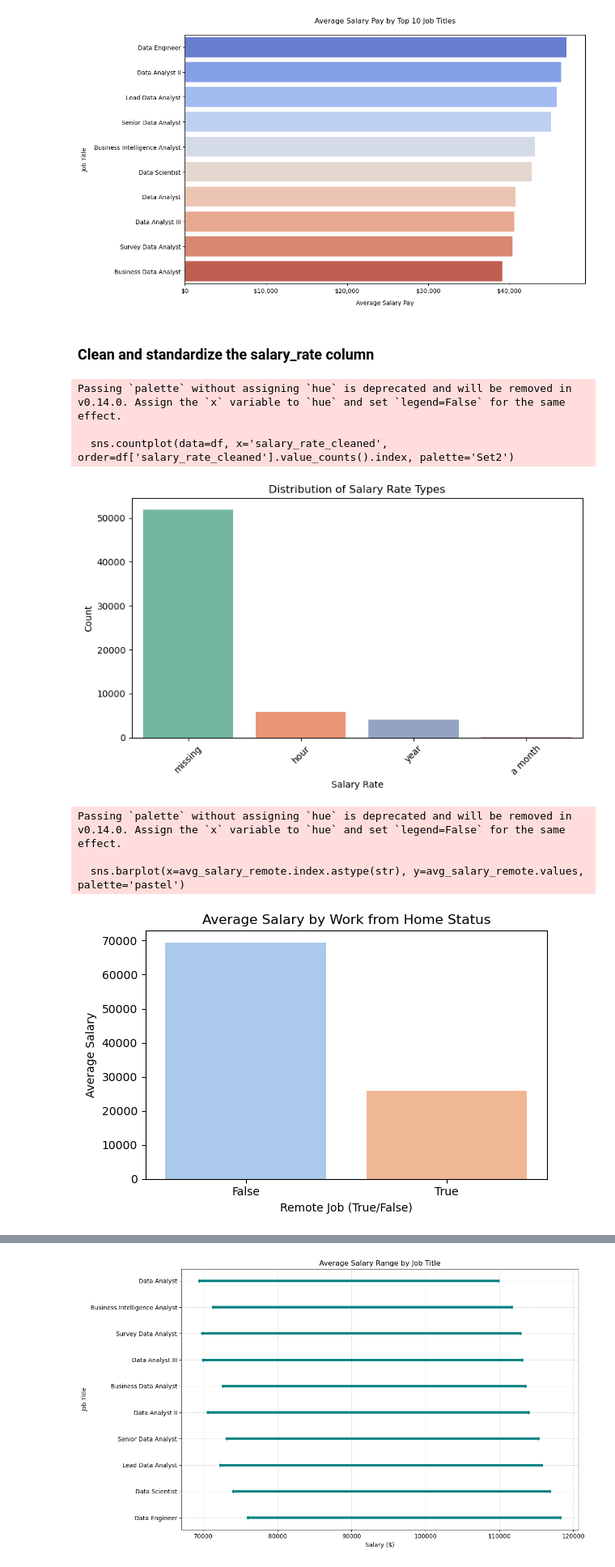
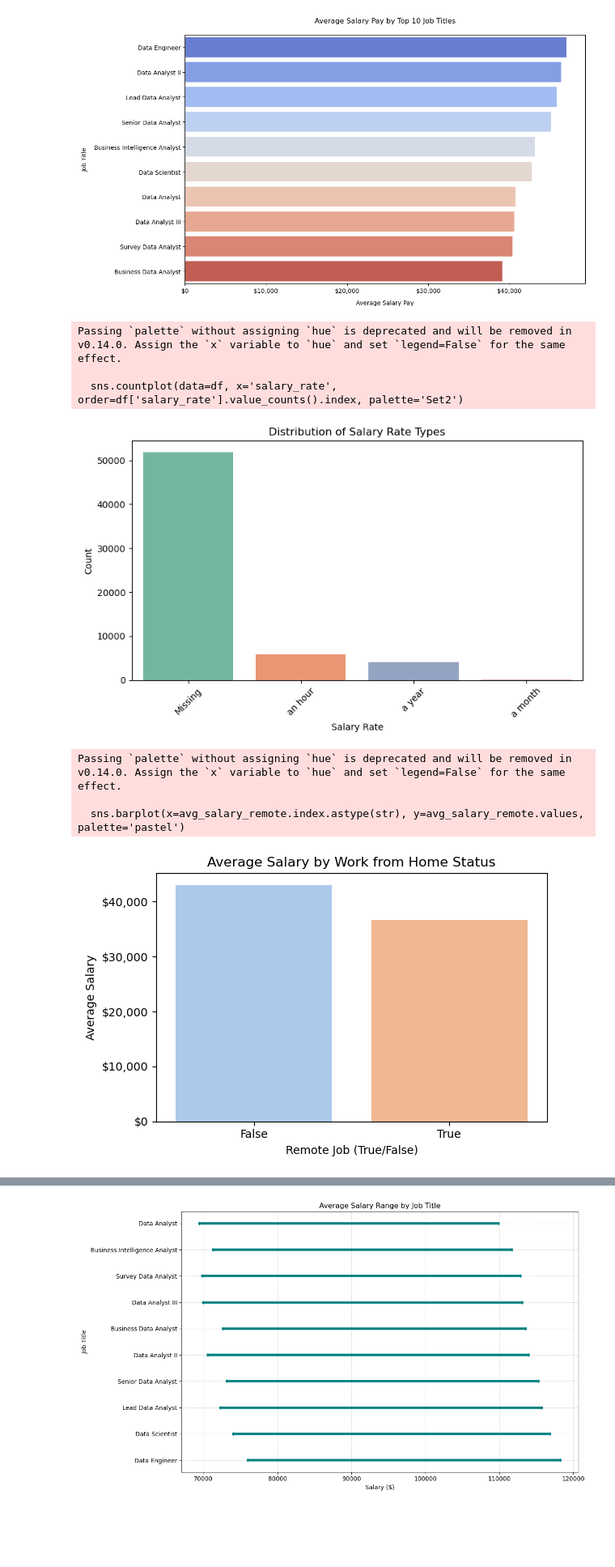
Before and after one commit to dq93/Data_Analyst_Job_Trends, a Jupyter notebook: code/EDA.ipynb, the cells around one changed output, grey strips where cells are left out. Shown at 81% size. Cells and saved outputs as stored; diff of their text form; code cells hidden in the pictures; blank space fills up the shorter version.

```diff
--- a/code/EDA.ipynb
+++ b/code/EDA.ipynb
@@ -285,7 +331,4 @@ Passing `palette` without assigning `hue` is deprecated and will be removed in v
 [figure]
 # %% [markdown]
 # Bivariate Exploratory Analysis
-# %%
-# clean description column
-df['clean_description'] = df['description'].apply(lambda x: re.sub(r'[^a-zA-Z0-9\s]', '', str(x).lower())) # convert into lowercase and removing punctuation/special characters
 # %%
@@ -408,26 +422,10 @@ Passing `palette` without assigning `hue` is deprecated and will be removed in v
 
   sns.barplot(x=salary_by_title.values, y=salary_by_title.index, palette='coolwarm')
 [figure]
-# %% [markdown]
-### Clean and standardize the salary_rate column
-# %%
-# Convert all text to lowercase and strip whitespace
-df['salary_rate_cleaned'] = df['salary_rate'].str.lower().str.strip()
-# Replace common variations with consistent terms
-df['salary_rate_cleaned'] = df['salary_rate_cleaned'].replace({
-    'an hour': 'hour',
-    'a year': 'year',
-    'per hour': 'hour',
-    'per year': 'year',
-    'hourly': 'hour',
-    'yearly': 'year'
-})
-# Fill NaN with a default label if needed
-df['salary_rate_cleaned'] = df['salary_rate_cleaned'].fillna('missing')
 # %%
 # Countplot of cleaned salary rate types
 plt.figure(figsize=(8, 5))
-sns.countplot(data=df, x='salary_rate_cleaned', order=df['salary_rate_cleaned'].value_counts().index, palette='Set2')
+sns.countplot(data=df, x='salary_rate', order=df['salary_rate'].value_counts().index, palette='Set2')
 plt.title('Distribution of Salary Rate Types')
 plt.xlabel('Salary Rate')
 plt.ylabel('Count')
@@ -437,25 +435,27 @@ plt.show()
 # %% [output]
 Passing `palette` without assigning `hue` is deprecated and will be removed in v0.14.0. Assign the `x` variable to `hue` and set `legend=False` for the same effect.
 
-  sns.countplot(data=df, x='salary_rate_cleaned', order=df['salary_rate_cleaned'].value_counts().index, palette='Set2')
+  sns.countplot(data=df, x='salary_rate', order=df['salary_rate'].value_counts().index, palette='Set2')
-[figure, old version]
+[figure, new version]
 # %%
 # Replace any NaNs in work_from_home with False or a neutral label
 df['work_from_home'] = df['work_from_home'].fillna(False)
 
 # Group and plot
-avg_salary_remote = df.groupby('work_from_home')['salary_avg'].mean().dropna()
+avg_salary_remote = df.groupby('work_from_home')['salary_pay_cleaned'].mean().dropna()
 
 # Plot
 plt.figure(figsize=(6, 4))
 sns.barplot(x=avg_salary_remote.index.astype(str), y=avg_salary_remote.values, palette='pastel')
+# Format x-axis to display currency
+plt.gca().yaxis.set_major_formatter(ticker.FuncFormatter(lambda x, _: f'${int(x):,}'))
 plt.title('Average Salary by Work from Home Status')
 plt.xlabel('Remote Job (True/False)')
 plt.ylabel('Average Salary')
 plt.tight_layout()
 plt.show()
 # %% [output]
 Passing `palette` without assigning `hue` is deprecated and will be removed in v0.14.0. Assign the `x` variable to `hue` and set `legend=False` for the same effect.
 
   sns.barplot(x=avg_salary_remote.index.astype(str), y=avg_salary_remote.values, palette='pastel')
-[figure, old version]
+[figure, new version]
```
Also changed, not shown: parts of 29 cells of this notebook, 3 other files.
